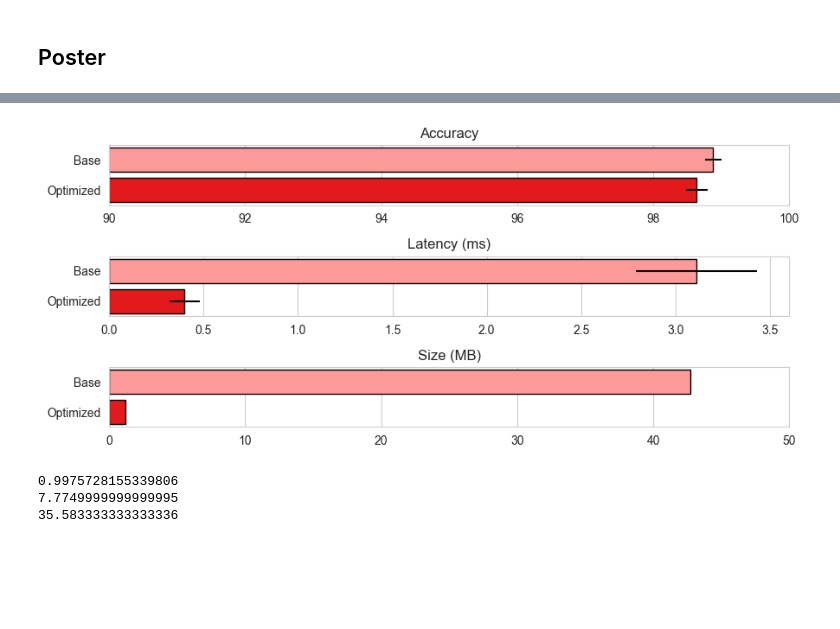
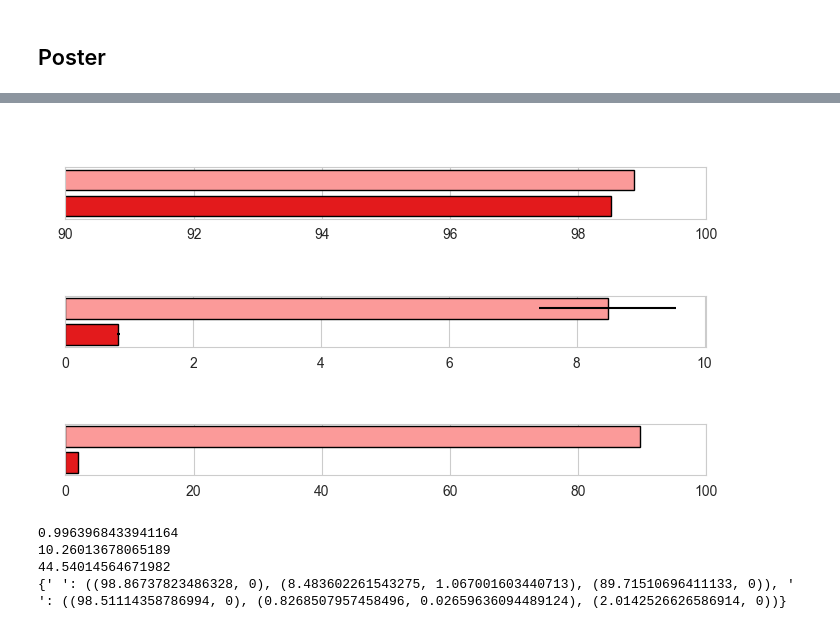
Before and after one commit to Tavonput/ECG-Optimization, a Jupyter notebook: Notebooks/benchmark.ipynb, the cells around one changed output, grey strips where cells are left out. Saved outputs shown, nothing was run; the diff lists cells and outputs as text; code cells hidden in the pictures; blank space fills up the shorter version.

```diff
--- a/Notebooks/benchmark.ipynb
+++ b/Notebooks/benchmark.ipynb
@@ -1195,47 +1439,65 @@ def acc_lat_size(bars: dict[str, tuple]) -> None:
 
     latencies = [bar[1] for bar in bars.values()]
     lat_val   = [v[0] for v in latencies]
     lat_err   = [v[1] for v in latencies]
 
     sizes   = [bar[2] for bar in bars.values()]
     siz_val = [v[0] for v in sizes]
 
-    _, ax = plt.subplots(3, 1, figsize=(9, 4))
+    _, ax = plt.subplots(3, 1, figsize=(7, 4))
 
     ax[0].barh(labels[::-1], acc_val[::-1], edgecolor="black",  xerr=acc_err[::-1], color=colors)
     ax[0].set_xlim((90, 100))
 
     ax[1].barh(labels[::-1], lat_val[::-1], edgecolor="black", xerr=lat_err[::-1], color=colors)
 
     ax[2].barh(labels[::-1], siz_val[::-1], edgecolor="black", color=colors)
-    ax[2].set_xlim((0, 50))
+    ax[2].set_xlim((0, 100))
 
-    ax[0].set_title("Accuracy")
-    ax[1].set_title("Latency (ms)")
-    ax[2].set_title("Size (MB)")
+    ax[0].set_title(" ", fontsize=30)
+    ax[1].set_title(" ", fontsize=30)
+    ax[2].set_title(" ", fontsize=30)
 
     ax[0].grid(False, axis="y")
     ax[1].grid(False, axis="y")
     ax[2].grid(False, axis="y")
 
     plt.tight_layout()
     plt.show()
 
+
+base_stats = get_model_stats_from_json("../model_stats.json", ["ResNet50 - Resolution 128"])[0]
+optimized_stats = get_model_stats_from_json("../model_stats.json", ["ResNet50 - Resolution 128 - Full Optimization"])[0]
+
+# Latencies precomputed from previous cell
+base_latencies = [0.008223466396331787, 0.00725858998298645, 0.00834357500076294, 0.00933547592163086, 0.010543572425842286, 0.008992164373397827, 0.009689797401428222, 0.007468780755996704, 0.0077260141372680665, 0.007254586219787598]
+optimized_latencies = [0.0008147401809692383, 0.0009008176326751711, 0.0008167414665222169, 0.0008157408237457274, 0.0008167417049407958, 0.0008477694988250732, 0.0008157405853271484, 0.0008167417049407958, 0.0008097352981567384, 0.0008137390613555907]
+
 bars = dict()
 
-bars["Base"]  = ((98.88, 0.12), (3.11, 0.32), (42.7, 0))
-bars["Optimized"] = ((98.64, 0.16), (0.4, 0.08), (1.2, 0))
+bars[" "]  = (
+    (base_stats.accuracy, 0),
+    (np.mean(base_latencies) * 1000, np.std(base_latencies) * 1000),
+    (get_model_size(base_stats.params, 32), 0)
+)
+bars["  "] = (
+    (optimized_stats.accuracy, 0),
+    (np.mean(optimized_latencies) * 1000, np.std(optimized_latencies) * 1000),
+    (get_model_size(optimized_stats.params, 8), 0)
+)
 
 acc_lat_size(bars)
 
-print(bars["Optimized"][0][0] / bars["Base"][0][0])
-print(bars["Base"][1][0] / bars["Optimized"][1][0])
-print(bars["Base"][2][0] / bars["Optimized"][2][0])
+print(bars["  "][0][0] / bars[" "][0][0])
+print(bars[" "][1][0] / bars["  "][1][0])
+print(bars[" "][2][0] / bars["  "][2][0])
+print(bars)
 # %% [output]
-[figure, old version]
+[figure, new version]
-0.9975728155339806
-7.7749999999999995
-35.583333333333336
+0.9963968433941164
+10.26013678065189
+44.54014564671982
+{' ': ((98.86737823486328, 0), (8.483602261543275, 1.067001603440713), (89.71510696411133, 0)), '  ': ((98.51114358786994, 0), (0.8268507957458496, 0.02659636094489124), (2.0142526626586914, 0))}
 # %%
 def acc_size(bars: dict[str, tuple]) -> None:
     sns.set_style("whitegrid")
```
Also changed, not shown: parts of 12 cells of this notebook, 27 other files.
